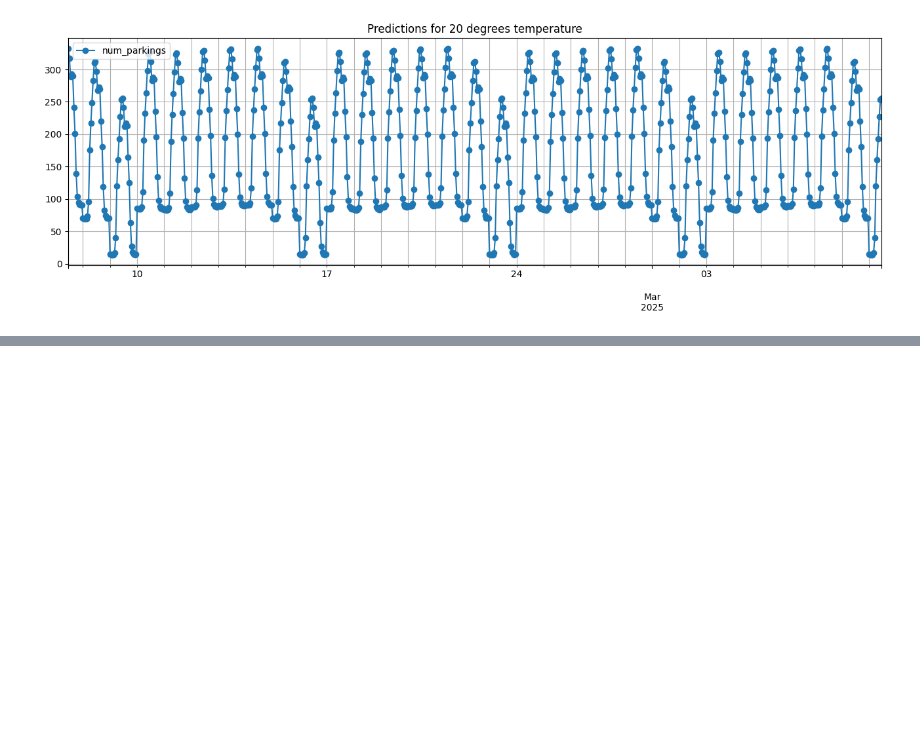
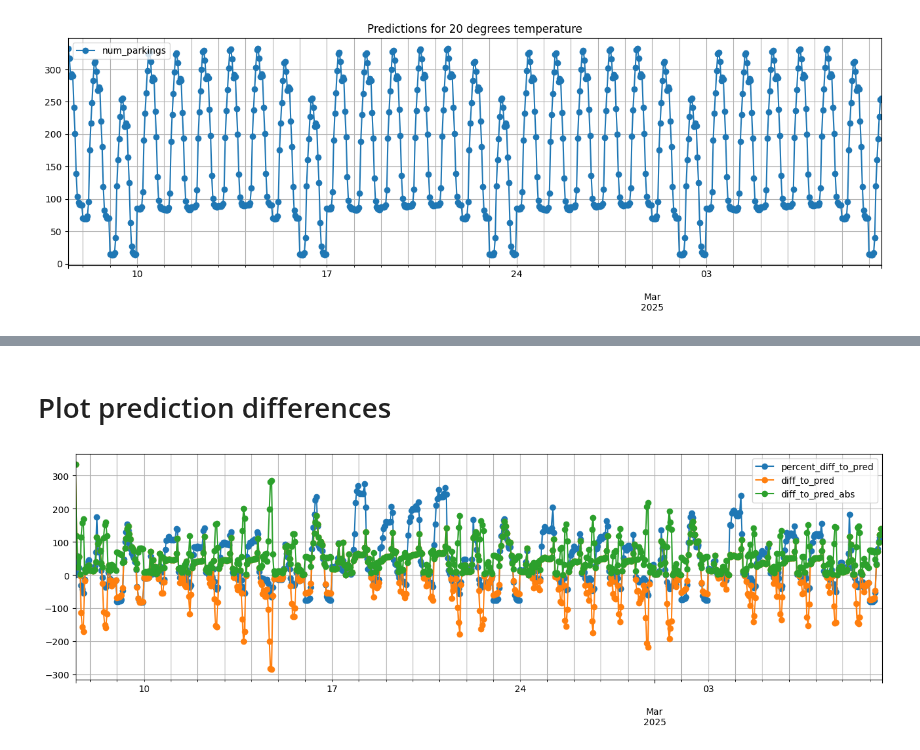
Before and after one commit to City-of-Turku/parkings-weather-correlation, a Jupyter notebook: scikit/linear_regression_zone1.ipynb, the cells around one changed output, grey strips where cells are left out. Drawn from its saved outputs; the diff is of its cells as text; code cells hidden in the pictures; blank space fills up the shorter version.

```diff
--- a/scikit/linear_regression_zone1.ipynb
+++ b/scikit/linear_regression_zone1.ipynb
@@ -157,0 +185,6 @@ draw_results(results)
+# %% [markdown]
+# Plot prediction differences
+# %%
+draw_diff(df_diff)
+# %% [output]
+[figure, added]
```
Also changed, not shown: parts of 3 cells of this notebook.
